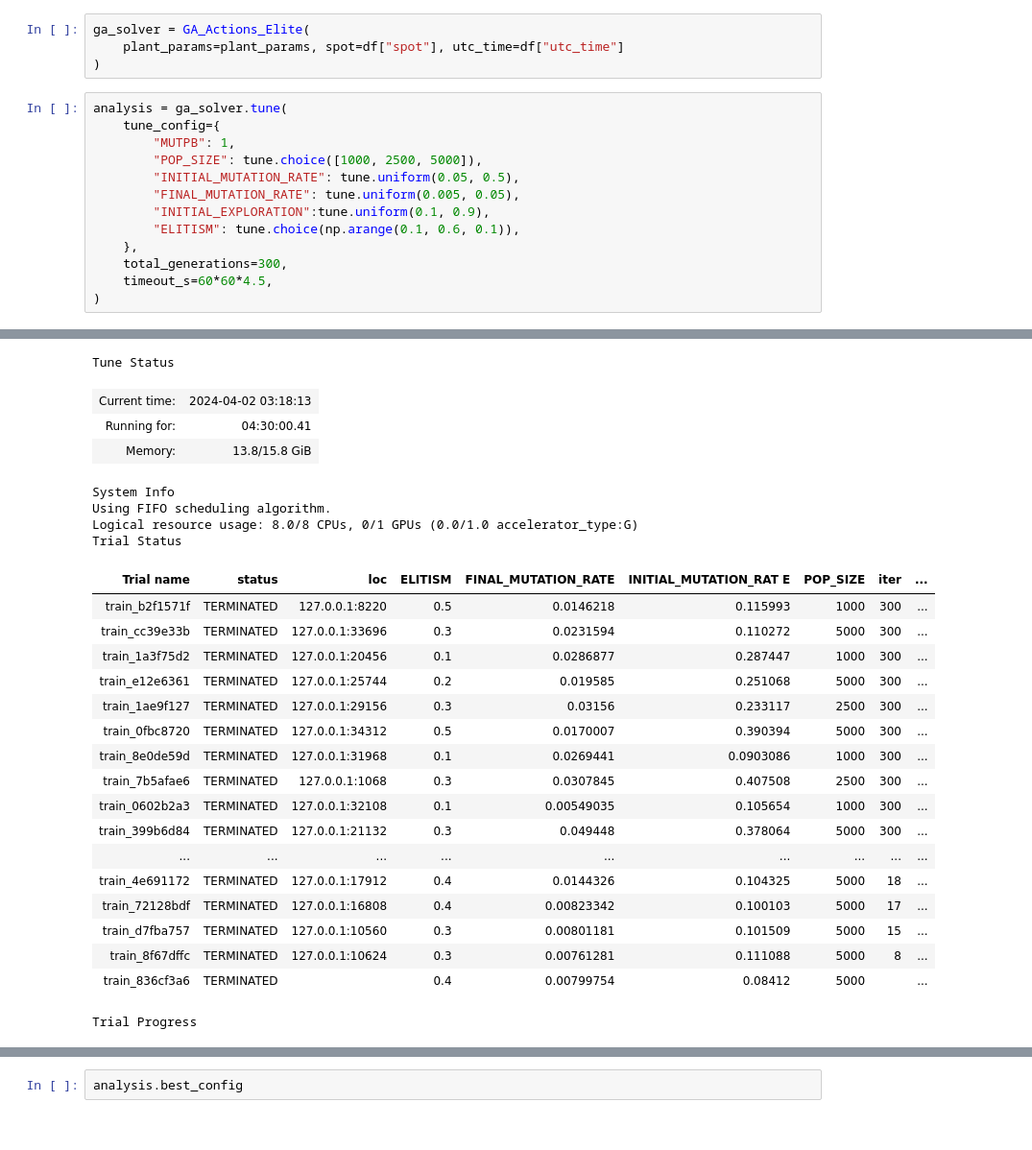
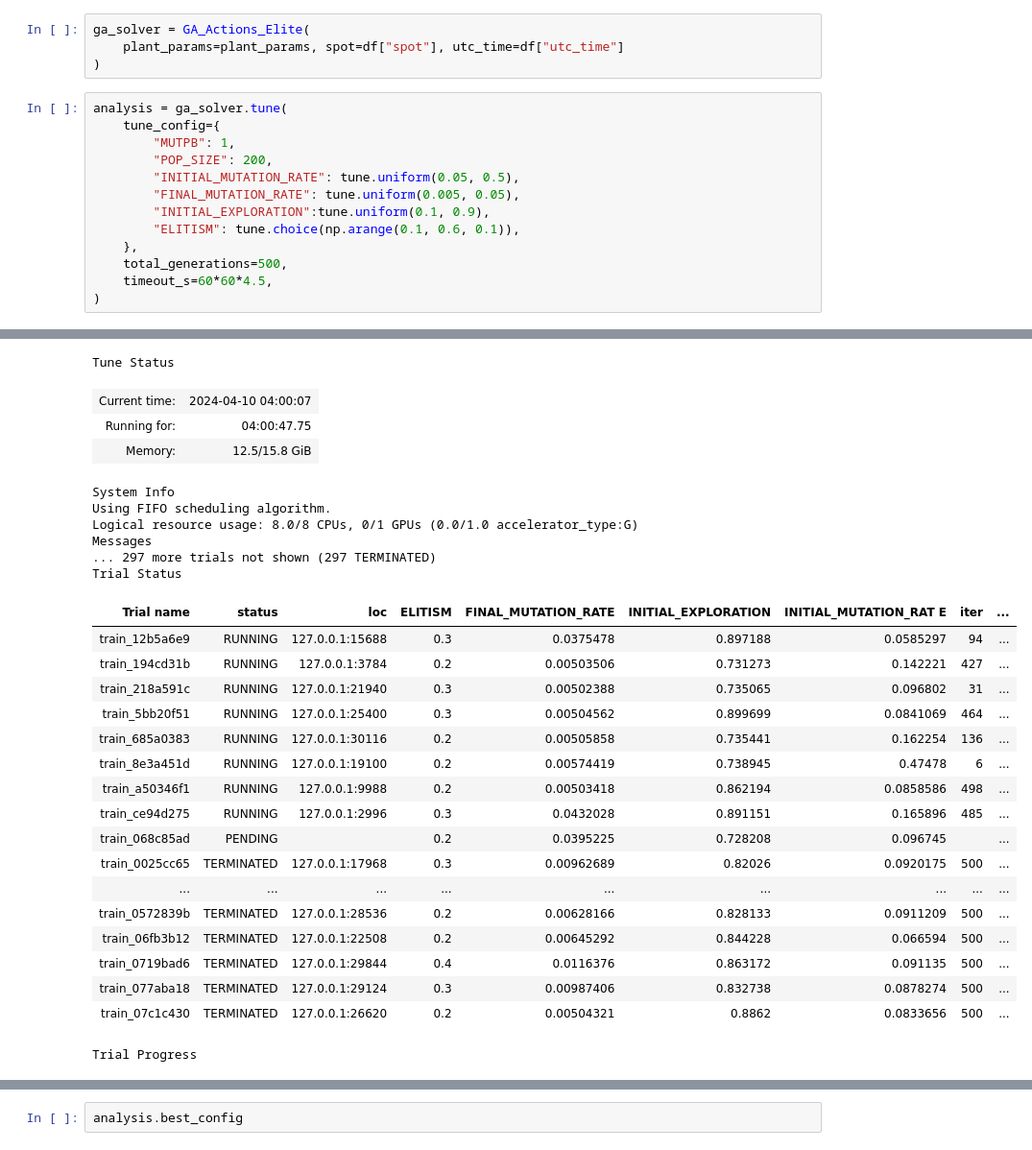
Before and after one commit to MathiasSteilen/genetic-algorithm-pumped-hydropower, a Jupyter notebook: 05 - Part 1 Deterministic Actions/Actions Tuning.ipynb, the cells around one changed output, grey strips where cells are left out. Shown at 96% size. Drawn from its saved outputs; the diff is of its cells as text.

```diff
--- a/05 - Part 1 Deterministic Actions/Actions Tuning.ipynb
+++ b/05 - Part 1 Deterministic Actions/Actions Tuning.ipynb
@@ -95,13 +95,13 @@ ga_solver = GA_Actions_Elite(
 analysis = ga_solver.tune(
     tune_config={
         "MUTPB": 1,
-        "POP_SIZE": tune.choice([1000, 2500, 5000]),
+        "POP_SIZE": 200,
         "INITIAL_MUTATION_RATE": tune.uniform(0.05, 0.5),
         "FINAL_MUTATION_RATE": tune.uniform(0.005, 0.05),
         "INITIAL_EXPLORATION":tune.uniform(0.1, 0.9),
         "ELITISM": tune.choice(np.arange(0.1, 0.6, 0.1)),
     },
-    total_generations=300,
+    total_generations=500,
     timeout_s=60*60*4.5,
 )
 # %% [output]
@@ -114,27 +114,29 @@ analysis = ga_solver.tune(
 Tune Status
-| Current time: | 2024-04-02 03:18:13 |
-| Running for: | 04:30:00.41 |
-| Memory: | 13.8/15.8 GiB |
+| Current time: | 2024-04-10 04:00:07 |
+| Running for: | 04:00:47.75 |
+| Memory: | 12.5/15.8 GiB |
 System Info
 Using FIFO scheduling algorithm.
 Logical resource usage: 8.0/8 CPUs, 0/1 GPUs (0.0/1.0 accelerator_type:G)
+Messages
+... 297 more trials not shown (297 TERMINATED)
 Trial Status
-| Trial name | status | loc | ELITISM | FINAL_MUTATION_RATE | INITIAL_MUTATION_RAT E | POP_SIZE | iter | ... |
-| train_b2f1571f | TERMINATED | 127.0.0.1:8220 | 0.5 | 0.0146218 | 0.115993 | 1000 | 300 | ... |
-| train_cc39e33b | TERMINATED | 127.0.0.1:33696 | 0.3 | 0.0231594 | 0.110272 | 5000 | 300 | ... |
-| train_1a3f75d2 | TERMINATED | 127.0.0.1:20456 | 0.1 | 0.0286877 | 0.287447 | 1000 | 300 | ... |
-| train_e12e6361 | TERMINATED | 127.0.0.1:25744 | 0.2 | 0.019585 | 0.251068 | 5000 | 300 | ... |
-| train_1ae9f127 | TERMINATED | 127.0.0.1:29156 | 0.3 | 0.03156 | 0.233117 | 2500 | 300 | ... |
-| train_0fbc8720 | TERMINATED | 127.0.0.1:34312 | 0.5 | 0.0170007 | 0.390394 | 5000 | 300 | ... |
-| train_8e0de59d | TERMINATED | 127.0.0.1:31968 | 0.1 | 0.0269441 | 0.0903086 | 1000 | 300 | ... |
-| train_7b5afae6 | TERMINATED | 127.0.0.1:1068 | 0.3 | 0.0307845 | 0.407508 | 2500 | 300 | ... |
-| train_0602b2a3 | TERMINATED | 127.0.0.1:32108 | 0.1 | 0.00549035 | 0.105654 | 1000 | 300 | ... |
-| train_399b6d84 | TERMINATED | 127.0.0.1:21132 | 0.3 | 0.049448 | 0.378064 | 5000 | 300 | ... |
+| Trial name | status | loc | ELITISM | FINAL_MUTATION_RATE | INITIAL_EXPLORATION | INITIAL_MUTATION_RAT E | iter | ... |
+| train_12b5a6e9 | RUNNING | 127.0.0.1:15688 | 0.3 | 0.0375478 | 0.897188 | 0.0585297 | 94 | ... |
+| train_194cd31b | RUNNING | 127.0.0.1:3784 | 0.2 | 0.00503506 | 0.731273 | 0.142221 | 427 | ... |
+| train_218a591c | RUNNING | 127.0.0.1:21940 | 0.3 | 0.00502388 | 0.735065 | 0.096802 | 31 | ... |
+| train_5bb20f51 | RUNNING | 127.0.0.1:25400 | 0.3 | 0.00504562 | 0.899699 | 0.0841069 | 464 | ... |
+| train_685a0383 | RUNNING | 127.0.0.1:30116 | 0.2 | 0.00505858 | 0.735441 | 0.162254 | 136 | ... |
+| train_8e3a451d | RUNNING | 127.0.0.1:19100 | 0.2 | 0.00574419 | 0.738945 | 0.47478 | 6 | ... |
+| train_a50346f1 | RUNNING | 127.0.0.1:9988 | 0.2 | 0.00503418 | 0.862194 | 0.0858586 | 498 | ... |
+| train_ce94d275 | RUNNING | 127.0.0.1:2996 | 0.3 | 0.0432028 | 0.891151 | 0.165896 | 485 | ... |
+| train_068c85ad | PENDING |  | 0.2 | 0.0395225 | 0.728208 | 0.096745 |  | ... |
+| train_0025cc65 | TERMINATED | 127.0.0.1:17968 | 0.3 | 0.00962689 | 0.82026 | 0.0920175 | 500 | ... |
 | ... | ... | ... | ... | ... | ... | ... | ... | ... |
-| train_4e691172 | TERMINATED | 127.0.0.1:17912 | 0.4 | 0.0144326 | 0.104325 | 5000 | 18 | ... |
-| train_72128bdf | TERMINATED | 127.0.0.1:16808 | 0.4 | 0.00823342 | 0.100103 | 5000 | 17 | ... |
-| train_d7fba757 | TERMINATED | 127.0.0.1:10560 | 0.3 | 0.00801181 | 0.101509 | 5000 | 15 | ... |
-| train_8f67dffc | TERMINATED | 127.0.0.1:10624 | 0.3 | 0.00761281 | 0.111088 | 5000 | 8 | ... |
-| train_836cf3a6 | TERMINATED |  | 0.4 | 0.00799754 | 0.08412 | 5000 |  | ... |
+| train_0572839b | TERMINATED | 127.0.0.1:28536 | 0.2 | 0.00628166 | 0.828133 | 0.0911209 | 500 | ... |
+| train_06fb3b12 | TERMINATED | 127.0.0.1:22508 | 0.2 | 0.00645292 | 0.844228 | 0.066594 | 500 | ... |
+| train_0719bad6 | TERMINATED | 127.0.0.1:29844 | 0.4 | 0.0116376 | 0.863172 | 0.091135 | 500 | ... |
+| train_077aba18 | TERMINATED | 127.0.0.1:29124 | 0.3 | 0.00987406 | 0.832738 | 0.0878274 | 500 | ... |
+| train_07c1c430 | TERMINATED | 127.0.0.1:26620 | 0.2 | 0.00504321 | 0.8862 | 0.0833656 | 500 | ... |
 Trial Progress
 | Trial name | fitness |
```
Also changed, not shown: parts of 2 cells of this notebook.
